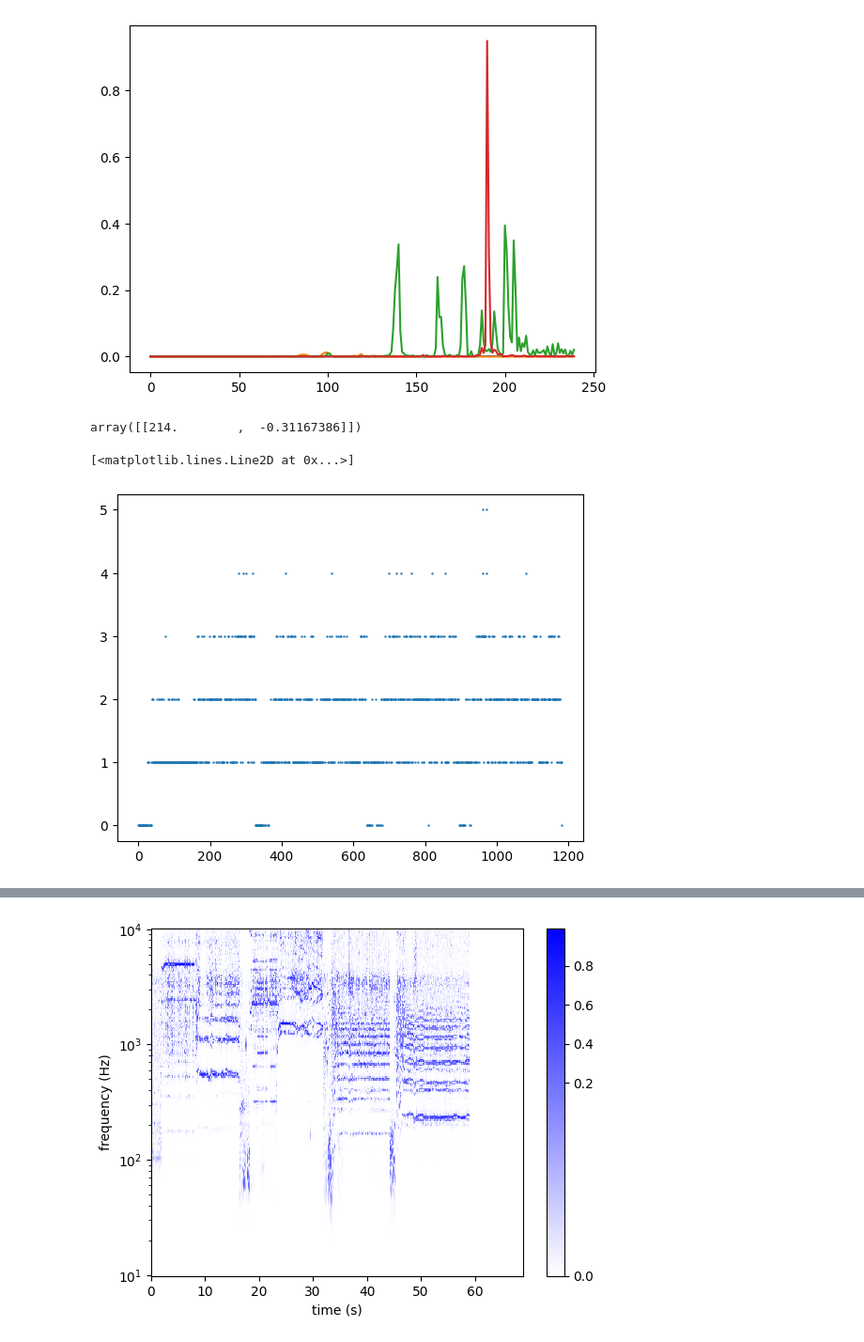
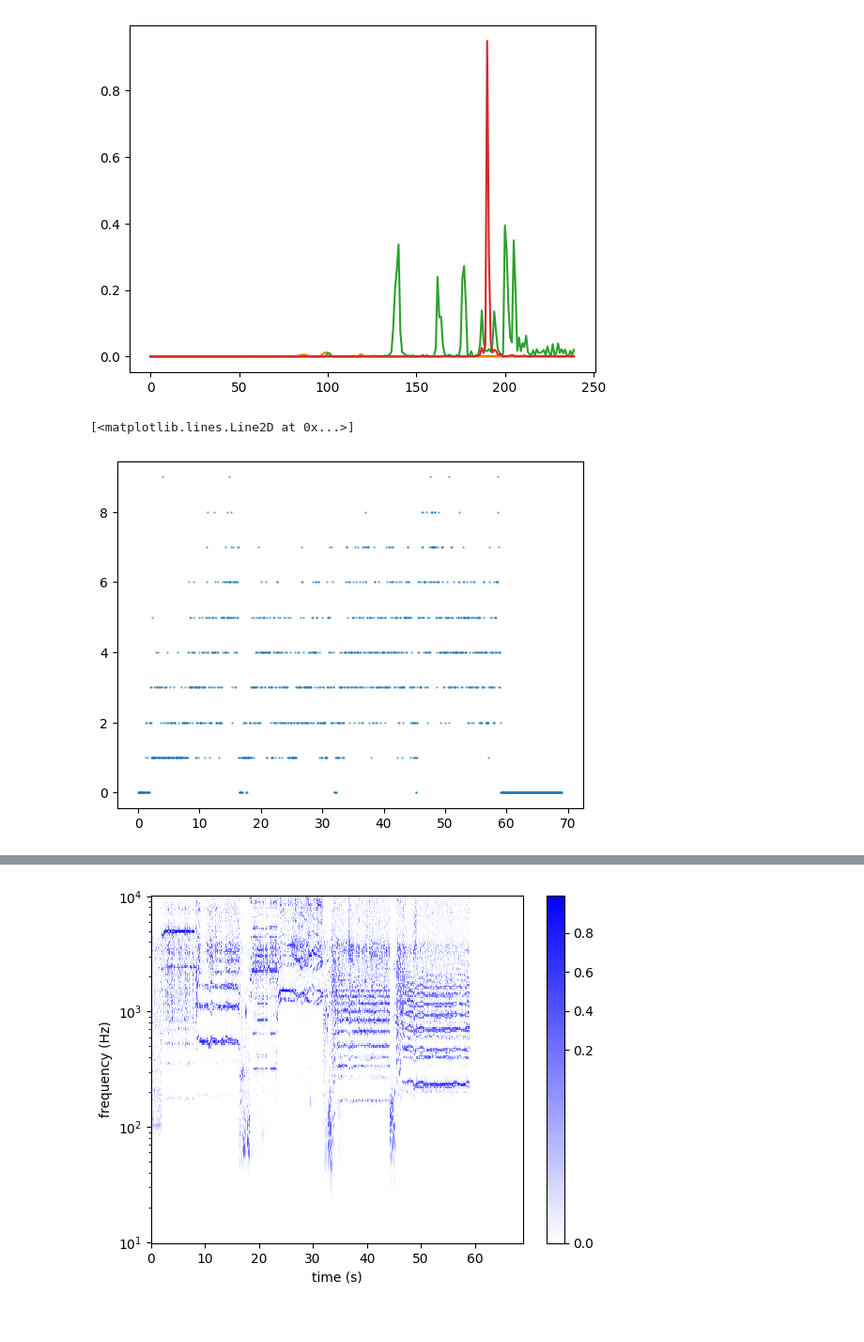
Before and after one commit to ajakovac/Mikrofonok, a Jupyter notebook: analysis.ipynb, the cells around one changed output, grey strips where cells are left out. Shown at 94% size. Cells and saved outputs as stored; diff of their text form; code cells hidden in the pictures.

```diff
--- a/analysis.ipynb
+++ b/analysis.ipynb
@@ -111,14 +100,7 @@ for N in range(spect.spectrum_data.shape[0]):
-# %%
-large_components = {}
-log_threshold = -1.1
-for u,v in main_components.items():
-    large_components[u] = v[ v[:,1] > log_threshold]
-# %%
-large_components[150]
-# %% [output]
-array([[214.        ,  -0.31167386]])
 # %%
-plt.plot( *np.array([ [u, len(v)] for u,v in large_components.items()]).T, 'o' ,ms=0.7)
+threshold = 0.2
+times, peaks = spect.find_maxima_in_spectrogram(threshold=threshold)
+plt.plot(times, [len(v) for v in peaks], 'o', ms=0.4)
 # %% [output]
 [<matplotlib.lines.Line2D at 0x...>]
-[figure, old version]
+[figure, new version]
```
Also changed, not shown: parts of 29 cells of this notebook, 4 other files.
